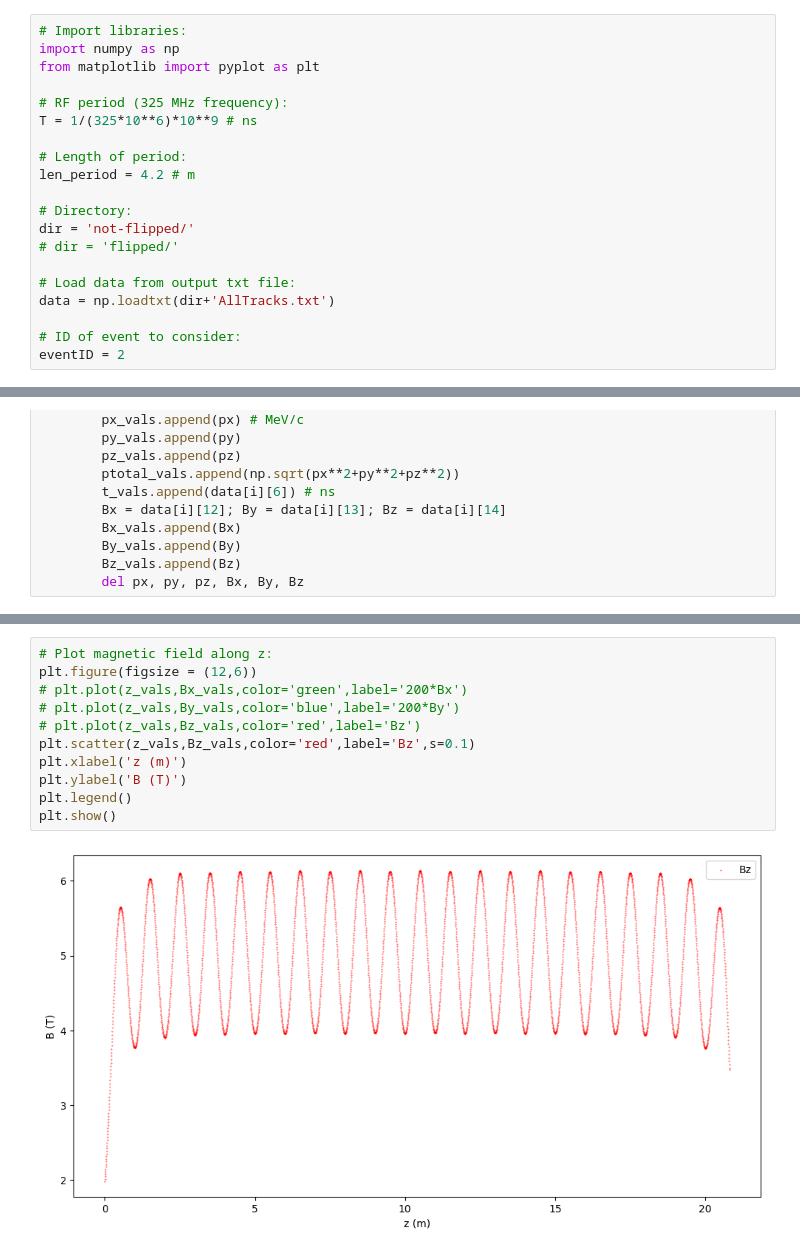
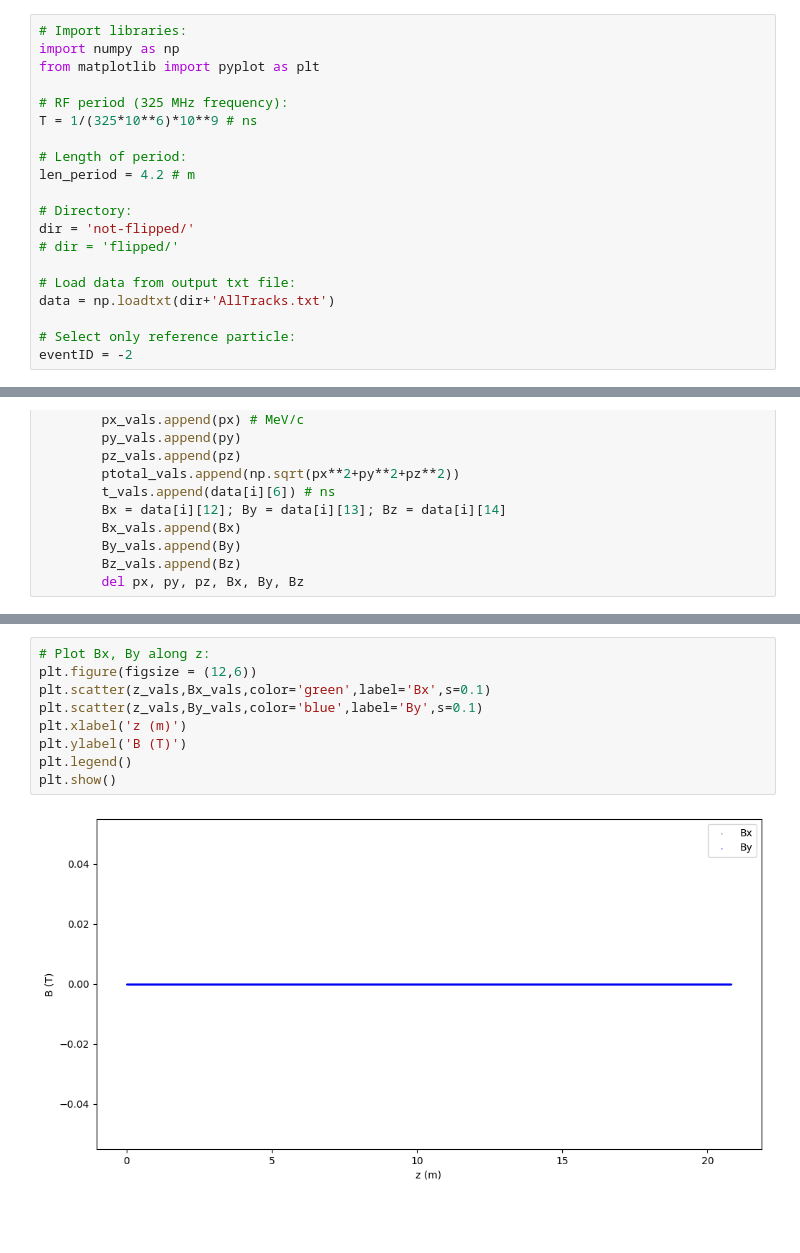
Before and after one commit to criggall/solenoid-study, a Jupyter notebook: plotter-ref-particle.ipynb, the cells around one changed output, grey strips where cells are left out. Drawn from its saved outputs; the diff is of its cells as text; blank space fills up the shorter version.

Commit message:
B field plot

```diff
--- a/plotter-ref-particle.ipynb
+++ b/plotter-ref-particle.ipynb
@@ -16,8 +16,8 @@ dir = 'not-flipped/'
 # Load data from output txt file:
 data = np.loadtxt(dir+'AllTracks.txt')
 
-# ID of event to consider:
-eventID = 2
+# Select only reference particle:
+eventID = -2
 # %%
 # Values along channel:
 x_vals = []; y_vals = []; z_vals = []
@@ -77,13 +87,11 @@ plt.show()
 # %%
-# Plot magnetic field along z:
+# Plot Bx, By along z:
 plt.figure(figsize = (12,6))
-# plt.plot(z_vals,Bx_vals,color='green',label='200*Bx')
-# plt.plot(z_vals,By_vals,color='blue',label='200*By')
-# plt.plot(z_vals,Bz_vals,color='red',label='Bz')
-plt.scatter(z_vals,Bz_vals,color='red',label='Bz',s=0.1)
+plt.scatter(z_vals,Bx_vals,color='green',label='Bx',s=0.1)
+plt.scatter(z_vals,By_vals,color='blue',label='By',s=0.1)
 plt.xlabel('z (m)')
 plt.ylabel('B (T)')
 plt.legend()
 plt.show()
 # %% [output]
-[figure, old version]
+[figure, new version]
```
Also changed, not shown: parts of 4 cells of this notebook, 2 other files.
